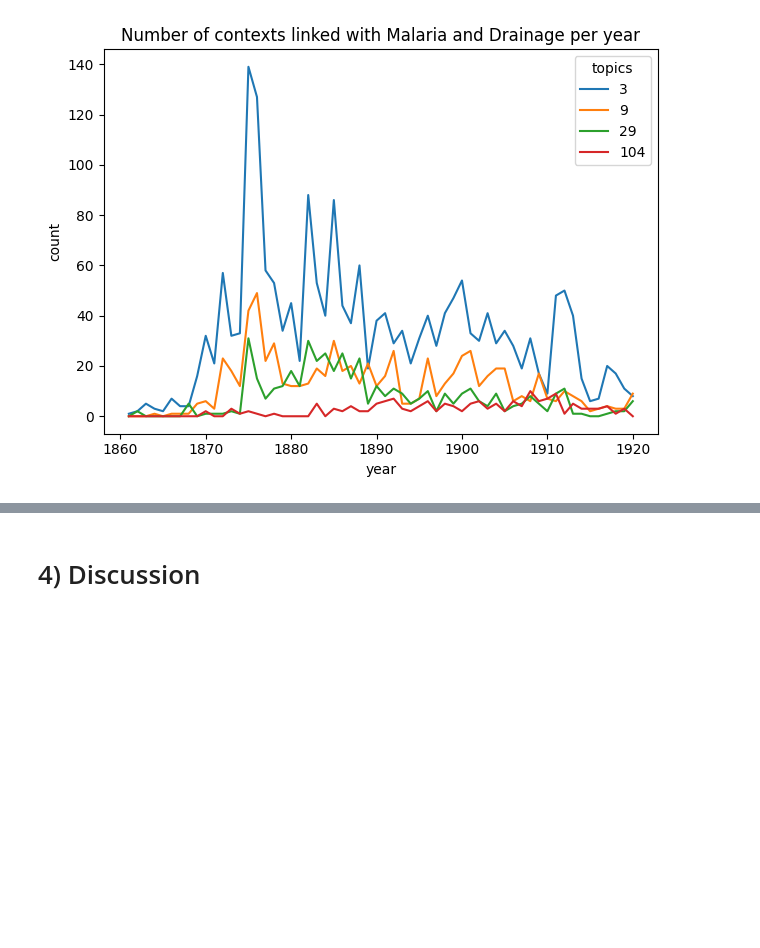
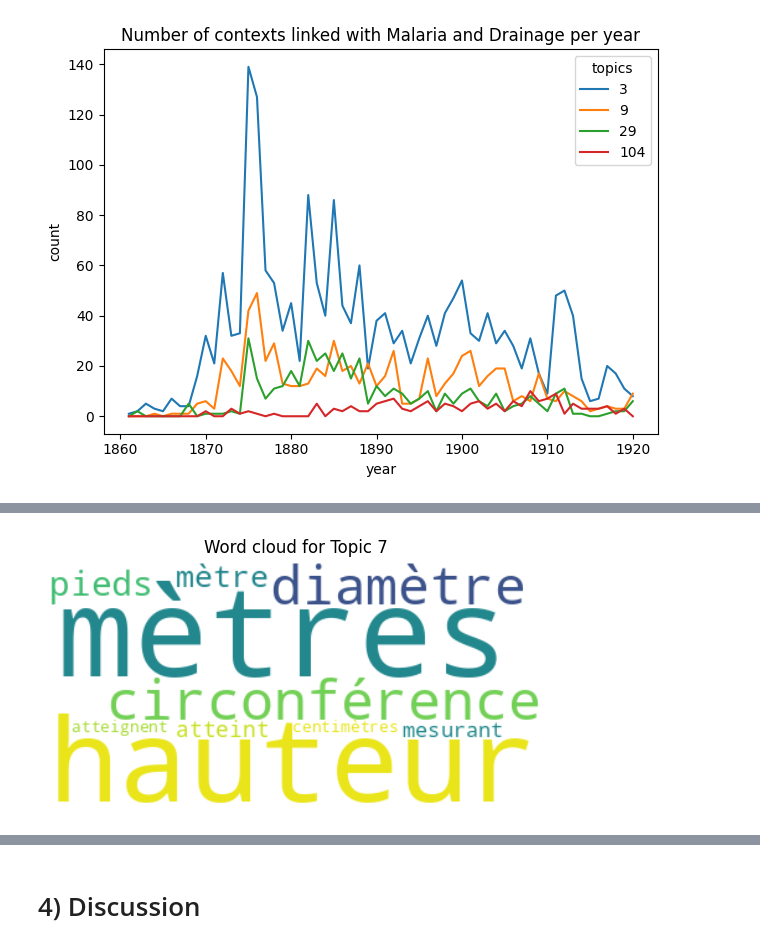
Before and after one commit to dh-epfl-students/lhst-the-ecology-of-eucalyptus, a Jupyter notebook: analysis/report_figures.ipynb, the cells around one changed output, grey strips where cells are left out. Saved outputs shown, nothing was run; the diff lists cells and outputs as text; code cells hidden in the pictures; blank space fills up the shorter version.

Commit message:
generate topic word_clounds

```diff
--- a/analysis/report_figures.ipynb
+++ b/analysis/report_figures.ipynb
@@ -426,0 +479,4 @@ Error:
+# %%
+plot_word_cloud(7, topic_model)
+# %% [output]
+[figure, added]
```
Also changed, not shown: parts of 22 cells of this notebook, 2 other files.
